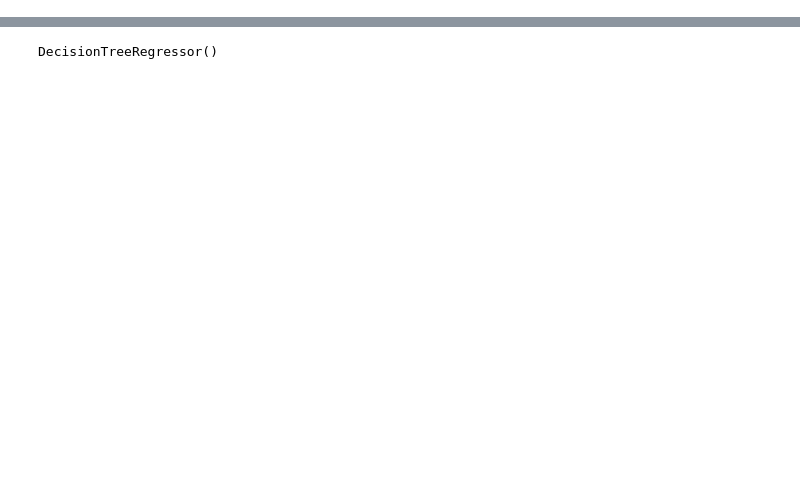
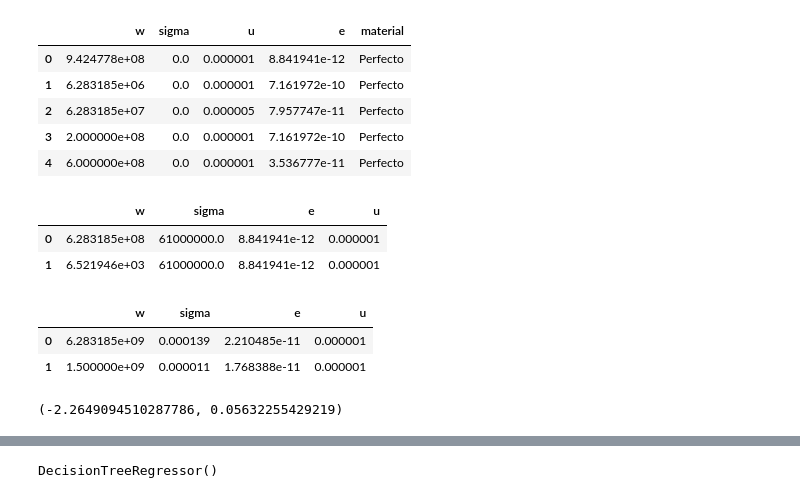
Before and after one commit to oardilac/Soluciones-Computacionales-a-las-Ecuaciones-de-Helmholtz, a Jupyter notebook: Solucion.ipynb, the cells around one changed output, grey strips where cells are left out. Cells and saved outputs as stored; diff of their text form; code cells hidden in the pictures; blank space fills up the shorter version.

```diff
--- a/Solucion.ipynb
+++ b/Solucion.ipynb
@@ -20,2 +20,22 @@ data.head()
+# %%
+data['tan'] = data['sigma']/(data['w']*data['e'])
+def material(data):
+  if data['tan'] == 0:
+    return 'Perfecto'
+  elif data['tan'] <= 25:
+    return 'Perdidas'
+  elif data['tan'] > 25:
+    return 'Conductor'
+
+data['material'] = data.apply(material, axis=1)
+data.drop('tan', axis=1, inplace=True)
+data.head()
+# %% [output]
+|  | w | sigma | u | e | material |
+| 0 | 9.424778e+08 | 0.0 | 0.000001 | 8.841941e-12 | Perfecto |
+| 1 | 6.283185e+06 | 0.0 | 0.000001 | 7.161972e-10 | Perfecto |
+| 2 | 6.283185e+07 | 0.0 | 0.000005 | 7.957747e-11 | Perfecto |
+| 3 | 2.000000e+08 | 0.0 | 0.000001 | 7.161972e-10 | Perfecto |
+| 4 | 6.000000e+08 | 0.0 | 0.000001 | 3.536777e-11 | Perfecto |
 # %%
 # Filtrando los datos para diferentes categorías de materiales
@@ -39,0 +53,46 @@ X_test_scaled = scaler.transform(X_test_dielectrico_con_perdidas)
+# %%
+X_test_buen_conductor = pd.DataFrame(X_test_buen_conductor)
+X_test_buen_conductor.columns = ['w', 'sigma', 'e']
+coincidencias = pd.merge(X_test_buen_conductor, df, how='inner')
+coincidencias
+# %% [output]
+|  | w | sigma | e | u |
+| 0 | 6.283185e+08 | 61000000.0 | 8.841941e-12 | 0.000001 |
+| 1 | 6.521946e+03 | 61000000.0 | 8.841941e-12 | 0.000001 |
+# %%
+X_test_dielectrico_con_perdidas = pd.DataFrame(X_test_dielectrico_con_perdidas)
+X_test_dielectrico_con_perdidas.columns = ['w', 'sigma', 'e']
+coincidencias = pd.merge(X_test_dielectrico_con_perdidas, df, how='inner')
+coincidencias
+# %% [output]
+|  | w | sigma | e | u |
+| 0 | 6.283185e+09 | 0.000139 | 2.210485e-11 | 0.000001 |
+| 1 | 1.500000e+09 | 0.000011 | 1.768388e-11 | 0.000001 |
+# %%
+# Definiendo el número de splits para KFold
+kf = KFold(n_splits=5, shuffle=True, random_state=42)
+
+# Escalando las características para el modelo de buen conductor
+scaler_buen_conductor = StandardScaler().fit(X_buen_conductor)
+X_buen_conductor_scaled = scaler_buen_conductor.transform(X_buen_conductor)
+
+# Escalando las características para el modelo de dieléctrico con pérdidas
+scaler_dielectrico_con_perdidas = StandardScaler().fit(X_dielectrico_con_perdidas)
+X_dielectrico_con_perdidas_scaled = scaler_dielectrico_con_perdidas.transform(X_dielectrico_con_perdidas)
+
+# Inicializando el modelo de regresión lineal
+model = LinearRegression()
+
+# Realizando la validación cruzada para 'Buen Conductor'
+r2_scores_buen_conductor = cross_val_score(model, X_buen_conductor_scaled, y_buen_conductor, cv=kf, scoring='r2')
+
+# Realizando la validación cruzada para 'Dielectrico con Perdidas'
+r2_scores_dielectrico_con_perdidas = cross_val_score(model, X_dielectrico_con_perdidas_scaled, y_dielectrico_con_perdidas, cv=kf, scoring='r2')
+
+# Calculando el promedio de los R2 scores
+r2_avg_buen_conductor = r2_scores_buen_conductor.mean()
+r2_avg_dielectrico_con_perdidas = r2_scores_dielectrico_con_perdidas.mean()
+
+r2_avg_buen_conductor, r2_avg_dielectrico_con_perdidas
+# %% [output]
+(-2.2649094510287786, 0.05632255429219)
```
Also changed, not shown: parts of 17 cells of this notebook, 4 other files.
